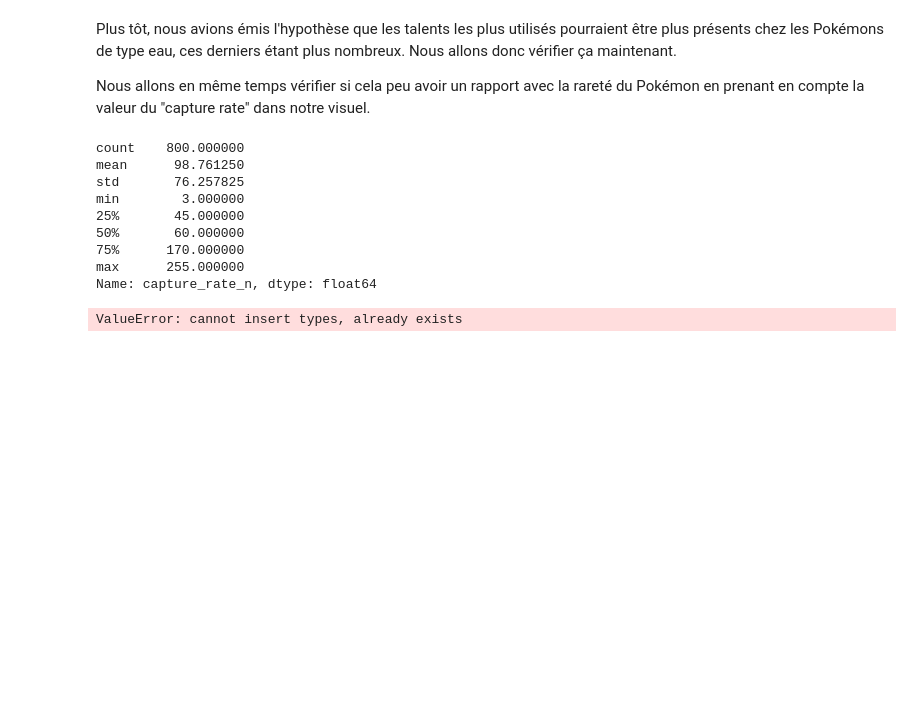
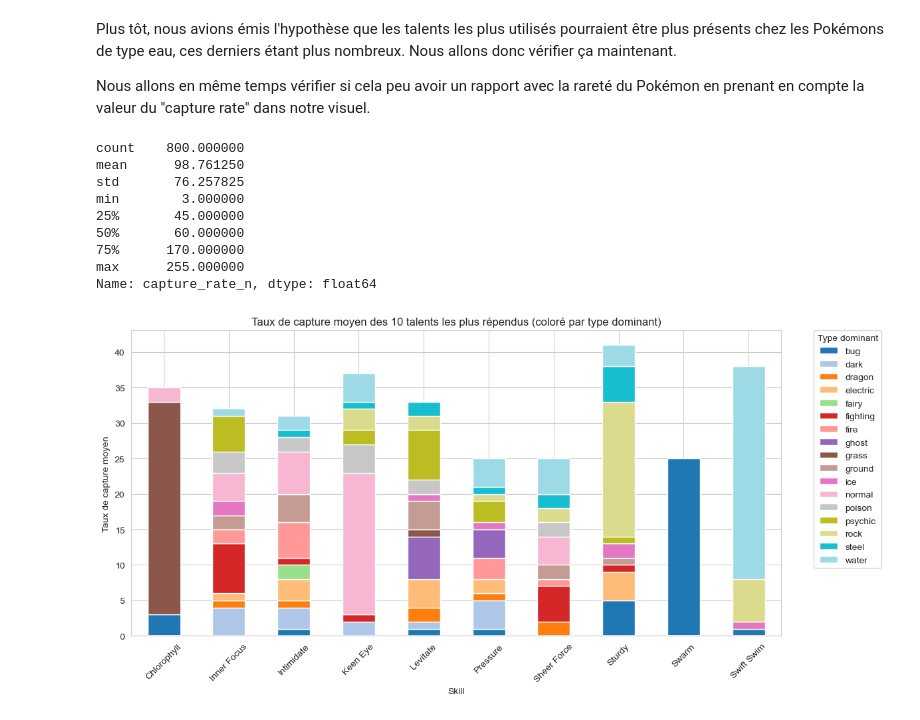
Before and after one commit to Wallblue/pokemons-stats, a Jupyter notebook: pokemon-stats.ipynb, the cells around one changed output. Saved outputs shown, nothing was run; the diff lists cells and outputs as text; code cells hidden in the pictures; blank space fills up the shorter version.

```diff
--- a/pokemon-stats.ipynb
+++ b/pokemon-stats.ipynb
@@ -263,38 +263,29 @@ Name: capture_rate_n, dtype: float64
 # %%
 # capture_rate is saved in strings even if it's numbers so we convert it
 dataFile['capture_rate_n'] = pd.to_numeric(dataFile['capture_rate'], errors='coerce')
 # same for abilities but we convert it to objects
 dataFile['abilities_o'] = dataFile['abilities'].apply(ast.literal_eval)
 
-df_exploded_abilities = dataFile.explode('abilities_o')
-
-# We are going to group the variables type1 and type2 in the same column so we can take both types of a Pokémon in the analysis
-df_exploded_abilities['types'] = df_exploded_abilities[['type1', 'type2']].values.tolist()
-
-df_exploded = df_exploded_abilities.explode('types')
+df_exploded = dataFile.explode('abilities_o')
 
 top_skills = df_exploded['abilities_o'].value_counts().head(10).index
 df_top_skills = df_exploded[df_exploded['abilities_o'].isin(top_skills)]
 
-skill_stats = (
-    df_top_skills
-    .groupby(['abilities_o', 'types'])
-    .agg({
-        'capture_rate_n': 'mean',
-        'types': lambda x: x.value_counts().idxmax()
-    })
-    .reset_index()
+skill_stats = df_top_skills.groupby(['abilities_o', 'type1']).size().unstack(fill_value=0)
+
+skill_stats.plot(
+    kind='bar',
+    stacked=True,
+    figsize=(12, 6),
+    colormap='tab20'
 )
-
-plt.figure(figsize=(12, 6))
-sns.barplot(data=skill_stats, x='abilities_o', y='capture_rate_n', hue='types', palette='tab20')
 
 plt.title("Taux de capture moyen des 10 talents les plus répendus (coloré par type dominant)")
 plt.xlabel('Skill')
 plt.ylabel('Taux de capture moyen')
-plt.legend(title="Type dominant")
+plt.legend(title="Type dominant", bbox_to_anchor=(1.05, 1), loc='upper left', borderaxespad=0.)
 plt.xticks(rotation=45)
 plt.tight_layout()
 plt.show()
 # %% [output]
-ValueError: cannot insert types, already exists
+[figure, added]
```
Also changed, not shown: parts of 21 cells of this notebook.
